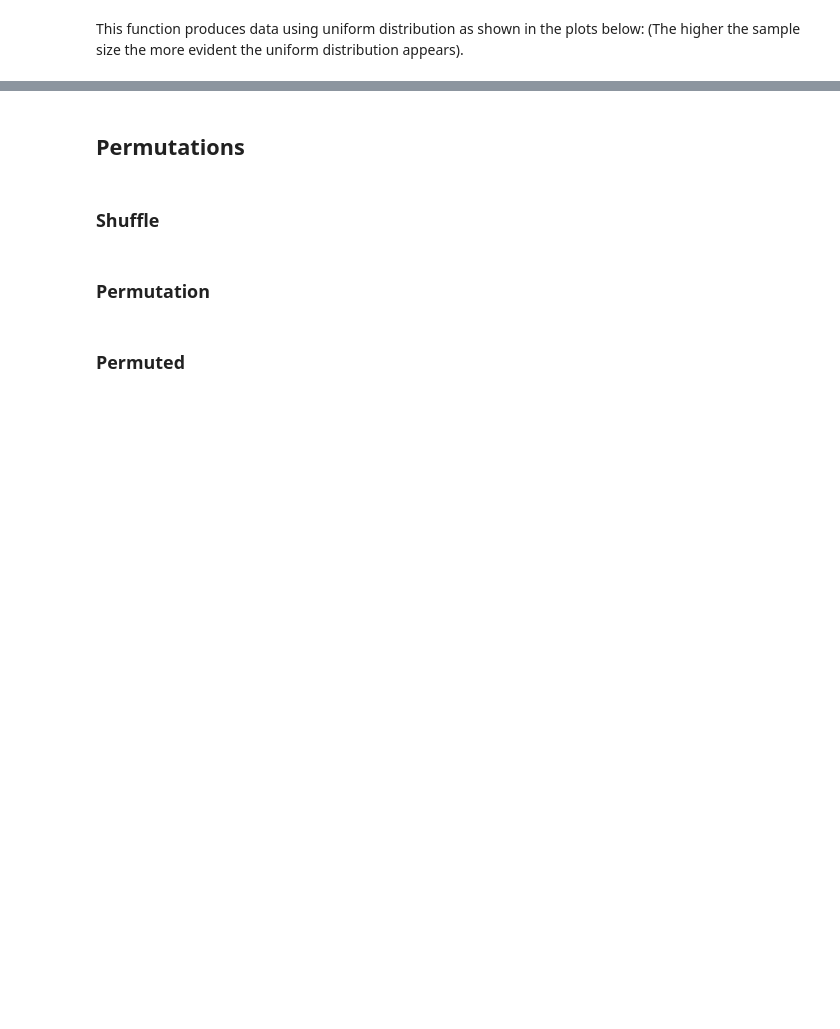
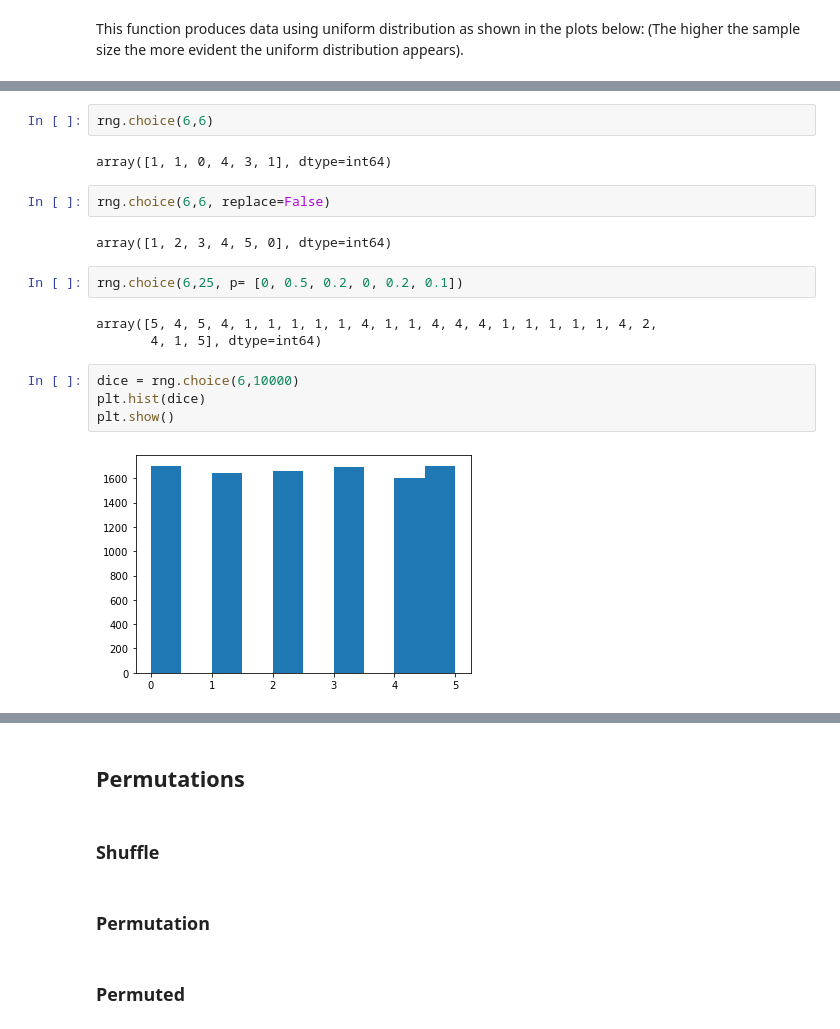
Before and after one commit to ShanePAustin/numpy-random, a Jupyter notebook: numpy-random.ipynb, the cells around one changed output, grey strips where cells are left out. Drawn from its saved outputs; the diff is of its cells as text; blank space fills up the shorter version.

Commit message:
Simple Random Data - Random and Choice

```diff
--- a/numpy-random.ipynb
+++ b/numpy-random.ipynb
@@ -126,0 +170,19 @@ plt.show()
+# %%
+rng.choice(6,6)
+# %% [output]
+array([1, 1, 0, 4, 3, 1], dtype=int64)
+# %%
+rng.choice(6,6, replace=False)
+# %% [output]
+array([1, 2, 3, 4, 5, 0], dtype=int64)
+# %%
+rng.choice(6,25, p= [0, 0.5, 0.2, 0, 0.2, 0.1])
+# %% [output]
+array([5, 4, 5, 4, 1, 1, 1, 1, 1, 4, 1, 1, 4, 4, 4, 1, 1, 1, 1, 1, 4, 2,
+       4, 1, 5], dtype=int64)
+# %%
+dice = rng.choice(6,10000)
+plt.hist(dice)
+plt.show()
+# %% [output]
+[figure, added]
```
Also changed, not shown: parts of 21 cells of this notebook.
